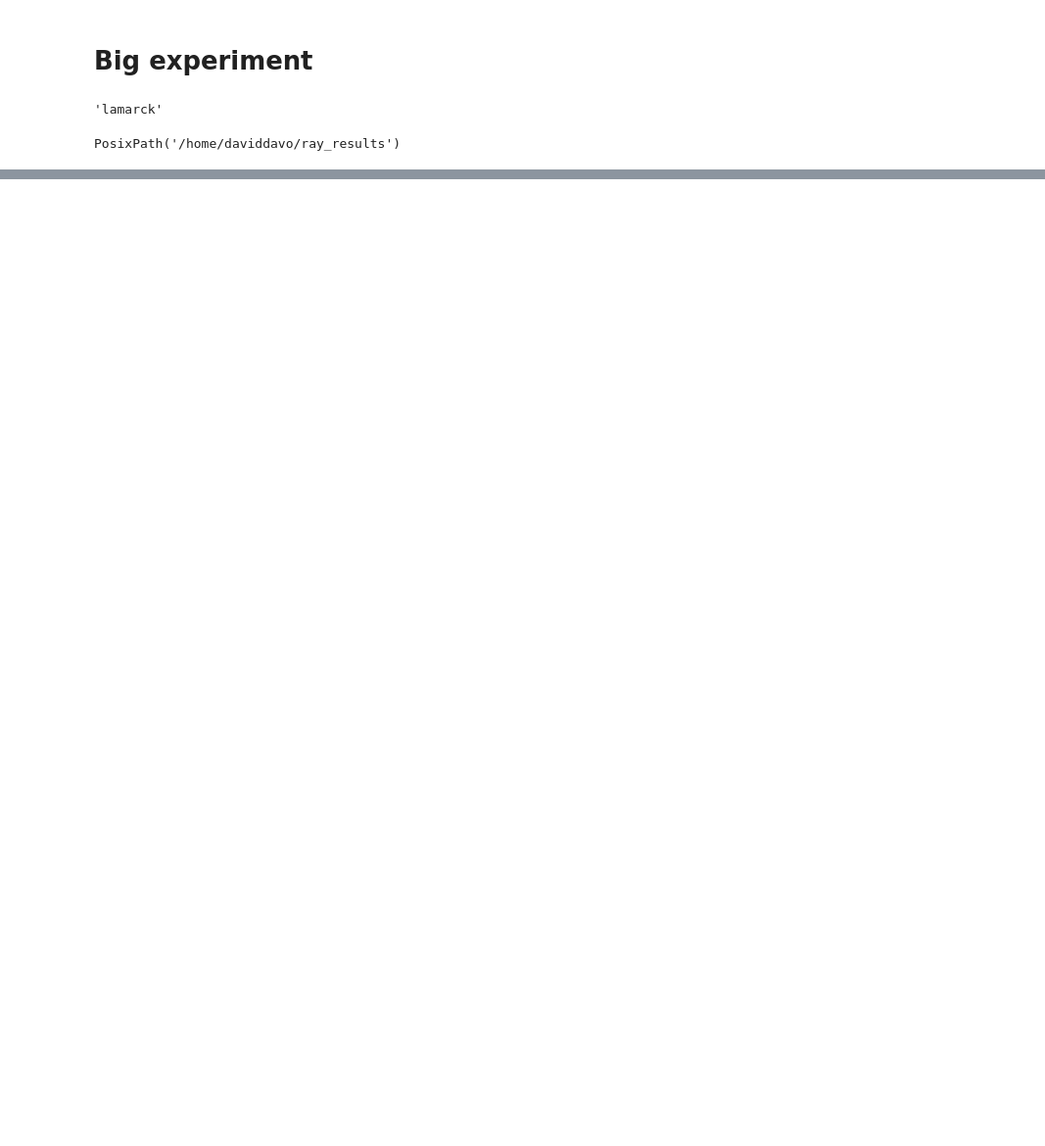
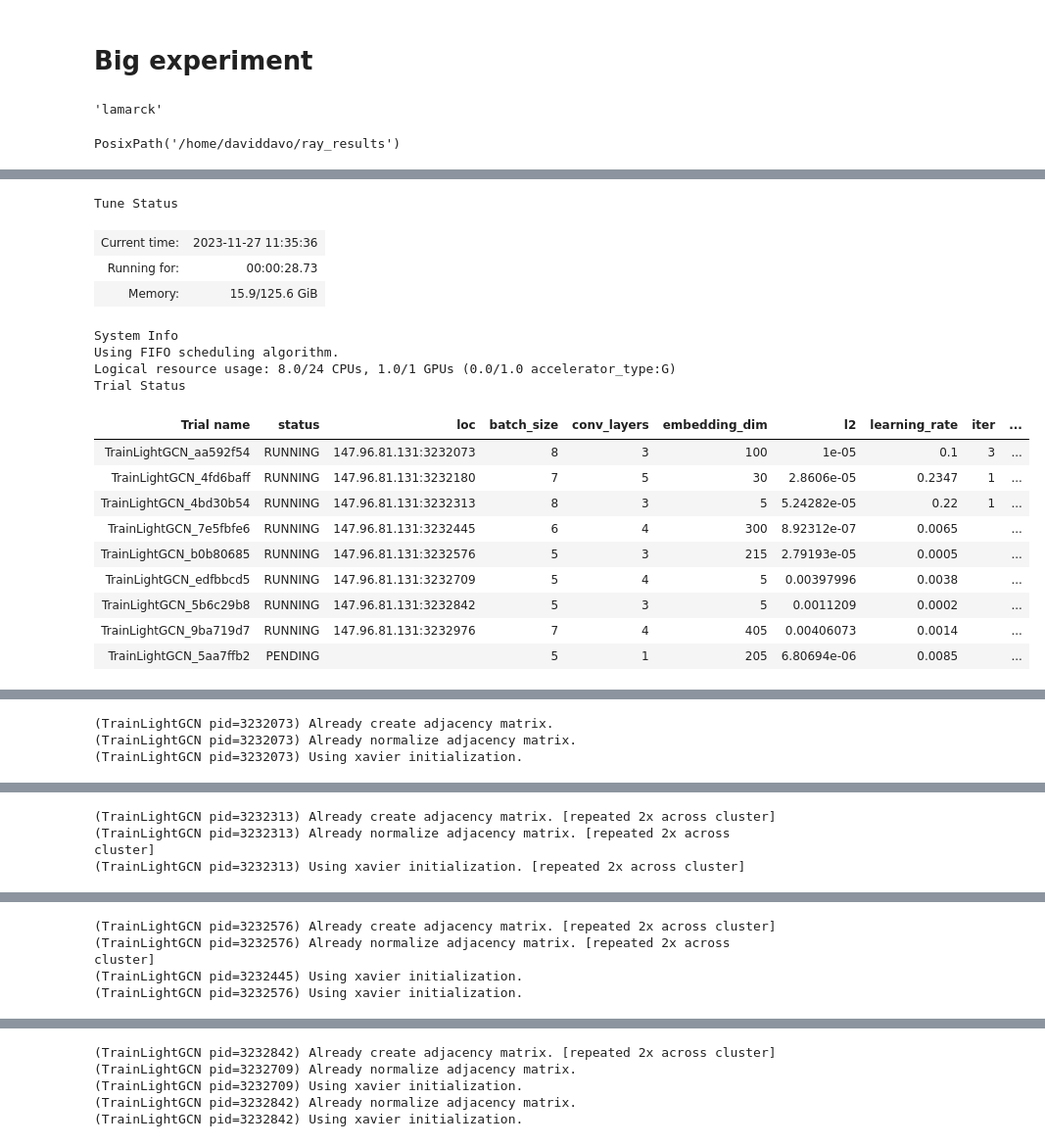
Before and after one commit to daviddavo/upm-tfm-notebooks, a Jupyter notebook: 07_microsoft_tuning.ipynb, the cells around one changed output, grey strips where cells are left out. Shown at 98% size. Saved outputs shown, nothing was run; the diff lists cells and outputs as text; code cells hidden in the pictures; blank space fills up the shorter version.

```diff
--- a/07_microsoft_tuning.ipynb
+++ b/07_microsoft_tuning.ipynb
@@ -575,0 +625,21 @@ TuneError: The Ray Tune run failed. Please inspect the previous error messages f
+# %%
+tuners[-1].fit()
+# %% [output]
+Tune Status
+| Current time: | 2023-11-27 11:35:36 |
+| Running for: | 00:00:28.73 |
+| Memory: | 15.9/125.6 GiB |
+System Info
+Using FIFO scheduling algorithm.
+Logical resource usage: 8.0/24 CPUs, 1.0/1 GPUs (0.0/1.0 accelerator_type:G)
+Trial Status
+| Trial name | status | loc | batch_size | conv_layers | embedding_dim | l2 | learning_rate | iter | ... |
+| TrainLightGCN_aa592f54 | RUNNING | 147.96.81.131:3232073 | 8 | 3 | 100 | 1e-05 | 0.1 | 3 | ... |
+| TrainLightGCN_4fd6baff | RUNNING | 147.96.81.131:3232180 | 7 | 5 | 30 | 2.8606e-05 | 0.2347 | 1 | ... |
+| TrainLightGCN_4bd30b54 | RUNNING | 147.96.81.131:3232313 | 8 | 3 | 5 | 5.24282e-05 | 0.22 | 1 | ... |
+| TrainLightGCN_7e5fbfe6 | RUNNING | 147.96.81.131:3232445 | 6 | 4 | 300 | 8.92312e-07 | 0.0065 |  | ... |
+| TrainLightGCN_b0b80685 | RUNNING | 147.96.81.131:3232576 | 5 | 3 | 215 | 2.79193e-05 | 0.0005 |  | ... |
+| TrainLightGCN_edfbbcd5 | RUNNING | 147.96.81.131:3232709 | 5 | 4 | 5 | 0.00397996 | 0.0038 |  | ... |
+| TrainLightGCN_5b6c29b8 | RUNNING | 147.96.81.131:3232842 | 5 | 3 | 5 | 0.0011209 | 0.0002 |  | ... |
+| TrainLightGCN_9ba719d7 | RUNNING | 147.96.81.131:3232976 | 7 | 4 | 405 | 0.00406073 | 0.0014 |  | ... |
+| TrainLightGCN_5aa7ffb2 | PENDING |  | 5 | 1 | 205 | 6.80694e-06 | 0.0085 |  | ... |
@@ -575,0 +650,3 @@ TuneError: The Ray Tune run failed. Please inspect the previous error messages f
+(TrainLightGCN pid=3232073) Already create adjacency matrix.
+(TrainLightGCN pid=3232073) Already normalize adjacency matrix.
+(TrainLightGCN pid=3232073) Using xavier initialization.
@@ -575,0 +658,3 @@ TuneError: The Ray Tune run failed. Please inspect the previous error messages f
+(TrainLightGCN pid=3232313) Already create adjacency matrix. [repeated 2x across cluster]
+(TrainLightGCN pid=3232313) Already normalize adjacency matrix. [repeated 2x across cluster]
+(TrainLightGCN pid=3232313) Using xavier initialization. [repeated 2x across cluster]
@@ -575,0 +666,4 @@ TuneError: The Ray Tune run failed. Please inspect the previous error messages f
+(TrainLightGCN pid=3232576) Already create adjacency matrix. [repeated 2x across cluster]
+(TrainLightGCN pid=3232576) Already normalize adjacency matrix. [repeated 2x across cluster]
+(TrainLightGCN pid=3232445) Using xavier initialization.
+(TrainLightGCN pid=3232576) Using xavier initialization.
@@ -575,0 +675,5 @@ TuneError: The Ray Tune run failed. Please inspect the previous error messages f
+(TrainLightGCN pid=3232842) Already create adjacency matrix. [repeated 2x across cluster]
+(TrainLightGCN pid=3232709) Already normalize adjacency matrix.
+(TrainLightGCN pid=3232709) Using xavier initialization.
+(TrainLightGCN pid=3232842) Already normalize adjacency matrix.
+(TrainLightGCN pid=3232842) Using xavier initialization.
```
Also changed, not shown: parts of 14 cells of this notebook, 1 other file.
